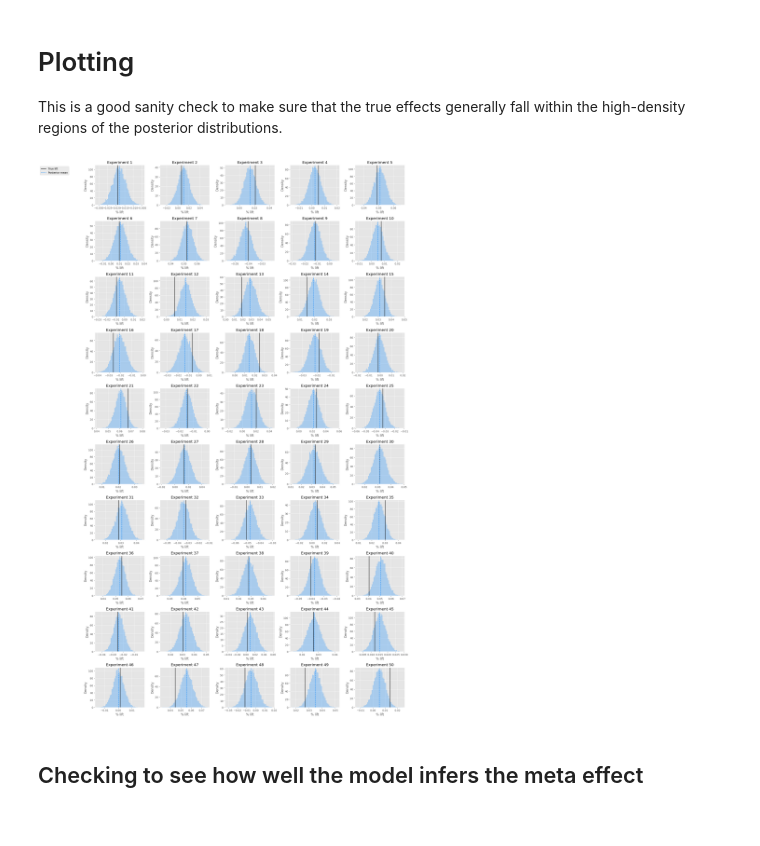
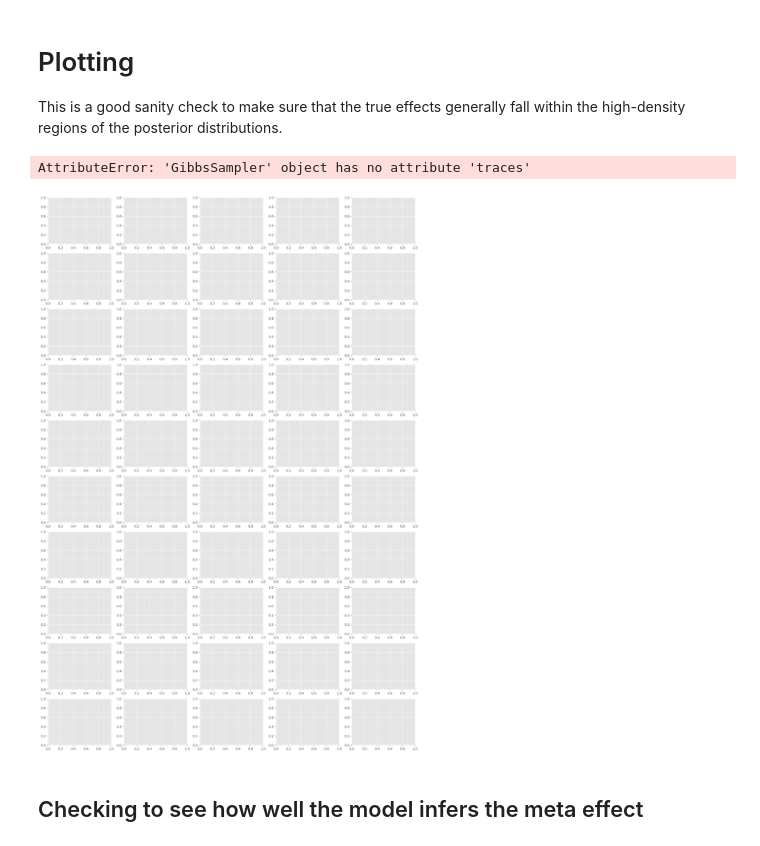
Before and after one commit to tbuffington7/metabayes, a Jupyter notebook: notebooks/Demonstration.ipynb, the cells around one changed output. Cells and saved outputs as stored; diff of their text form; code cells hidden in the pictures.

Commit message:
Added new method for posterior samples, updated notebook

```diff
--- a/notebooks/Demonstration.ipynb
+++ b/notebooks/Demonstration.ipynb
@@ -60,8 +57,9 @@ prior.plot_effect_sd_prior(color='dodgerblue', alpha=0.5)
 # %% [markdown]
 # Running the model
 # %%
-gs = GibbsSampler.from_binary_counts(num_trials, control_successes, num_trials, treatment_successes, prior)
+gs = GibbsSampler.from_binary_counts(sample_sizes, control_successes, sample_sizes, treatment_successes, prior)
 gs.run_model()
+results = gs.get_posterior_samples()
 # %% [markdown]
 # Plotting
 This is a good sanity check to make sure that the true effects generally fall within the high-density regions of the posterior distributions.
@@ -80,10 +78,11 @@ def plot(uplift, ax, i, true_value):
         ax.flatten()[i].legend(bbox_to_anchor=(-.5, 1))
 # %%
 fig, ax = plt.subplots(ncols=5, nrows=10, figsize=(20, 30))
-[plot(gs.traces['theta'][burn:,i], ax, i, true_effects[i]) for i in range(num_experiments)]
+[plot(results['theta'][:,i], ax, i, true_effects[i]) for i in range(num_experiments)]
 fig.tight_layout()
 # %% [output]
+AttributeError: 'GibbsSampler' object has no attribute 'traces'
-[figure, old version]
+[figure, new version]
 # %% [markdown]
 ## Checking to see how well the model infers the meta effect
 # %%
```
Also changed, not shown: parts of 5 cells of this notebook, 1 other file.
